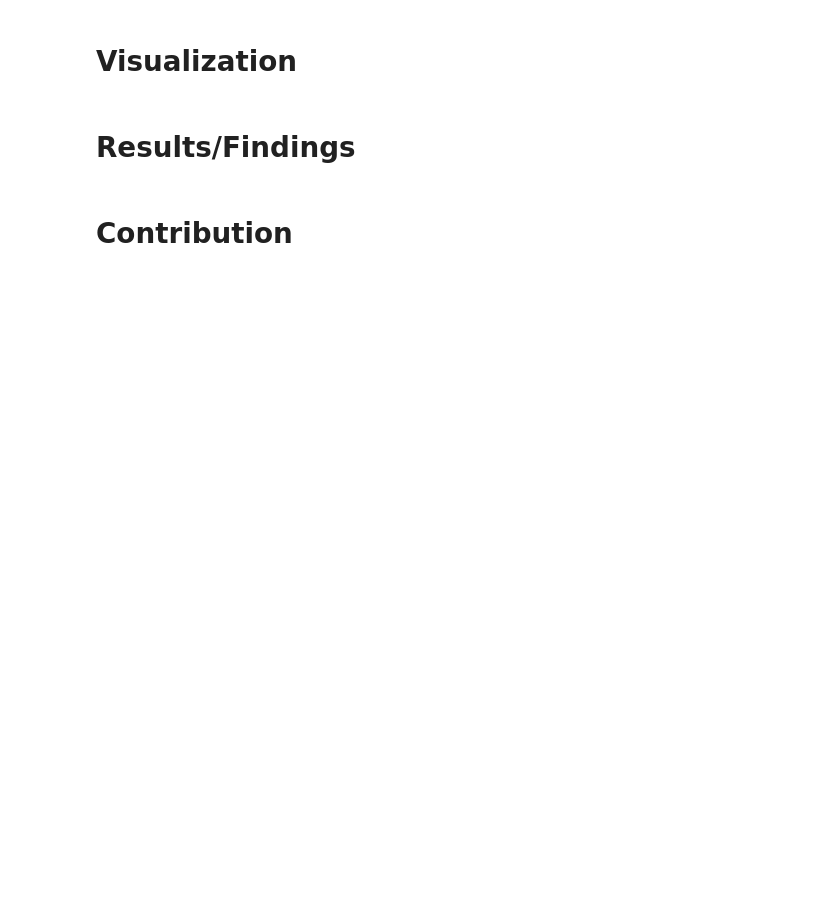
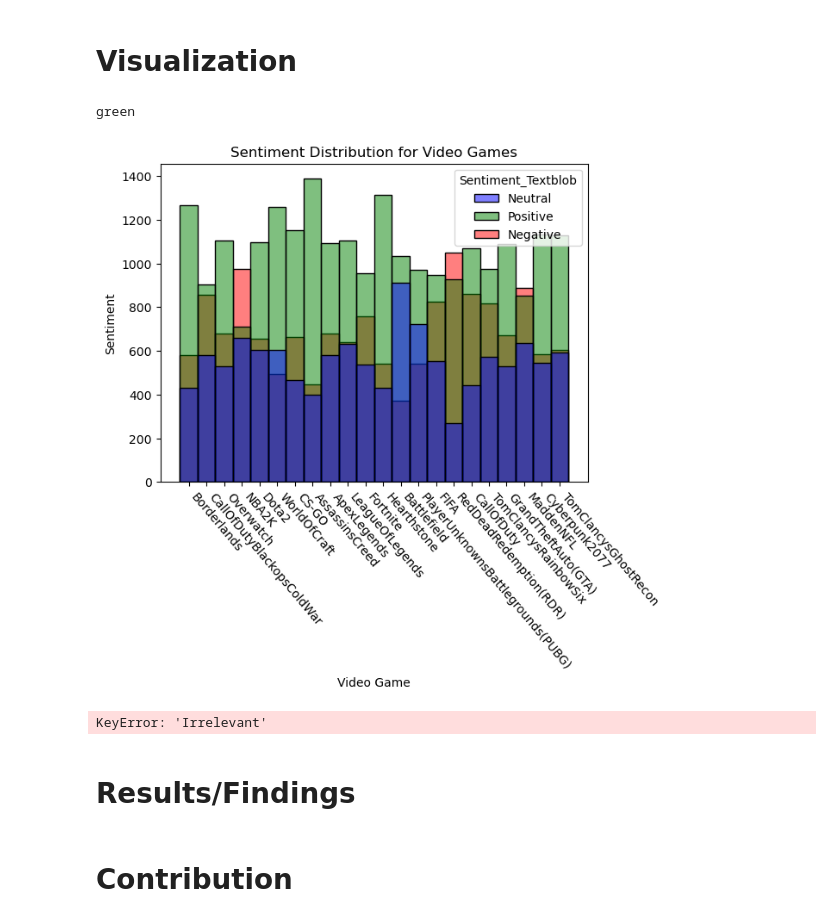
Before and after one commit to ReproTeach/final-project-givkj-squad, a Jupyter notebook: final_project.ipynb, the cells around one changed output. Cells and saved outputs as stored; diff of their text form; code cells hidden in the pictures; blank space fills up the shorter version.

Commit message:
visualizations are in

```diff
--- a/final_project.ipynb
+++ b/final_project.ipynb
@@ -174,2 +158,14 @@ Name: clean_text, dtype: object
 # %% [markdown]
 # Analysis
+# %%
+# Define a function for sentiment analysis using TextBlob
+def get_sentiment_textblob(text):
+    sentiment = TextBlob(text).sentiment.polarity
+    if sentiment > 0:
+        return "Positive"
+    elif sentiment < 0:
+        return "Negative"
+    else:
+        return "Neutral"
+# %%
+filtered_vg["Sentiment_Textblob"] = filtered_vg["Clean_Text"].apply(get_sentiment_textblob)
@@ -175,0 +187,5 @@ Name: clean_text, dtype: object
+# %%
+# delete useless columns
+
+columns_to_delete = ['Sentiment_Batch', 'Sentiment', 'Tweet']
+sentiment_data = filtered_vg.drop(columns=columns_to_delete)
@@ -176,5 +212,36 @@ Name: clean_text, dtype: object
 # %% [markdown]
 # Visualization
+# %%
+# Define the colors for positive and negative sentiments
+sentiment_colors = {
+    'Positive': 'green',
+    'Negative': 'red',
+    'Neutral' : 'blue'
+}
+# %%
+print(sentiment_colors['Positive'])
+# %% [output]
+green
+# %%
+sns.histplot(x='Video_Game', hue='Sentiment_Textblob', data=sentiment_data, palette=sentiment_colors)
+plt.xticks(rotation= -50, ha='left')
+plt.xlabel('Video Game')
+plt.ylabel('Sentiment')
+plt.title('Sentiment Distribution for Video Games')
+plt.show()
+# %% [output]
+[figure, added]
+# %%
+# Create the count plot
+sns.countplot(x='Video_Game', hue='Sentiment', data=filtered_vg, palette=sentiment_colors)
+plt.xticks(rotation=45, ha='right')
+plt.xlabel('Video Game')
+plt.ylabel('Sentiment')
+plt.title('Sentiment Distribution for Video Games')
+plt.legend(title='Sentiment', loc='upper right')
+plt.show()
+# %% [output]
+KeyError: 'Irrelevant'
 # %% [markdown]
 # Results/Findings
 # %% [markdown]
```
Also changed, not shown: parts of 6 cells of this notebook.
